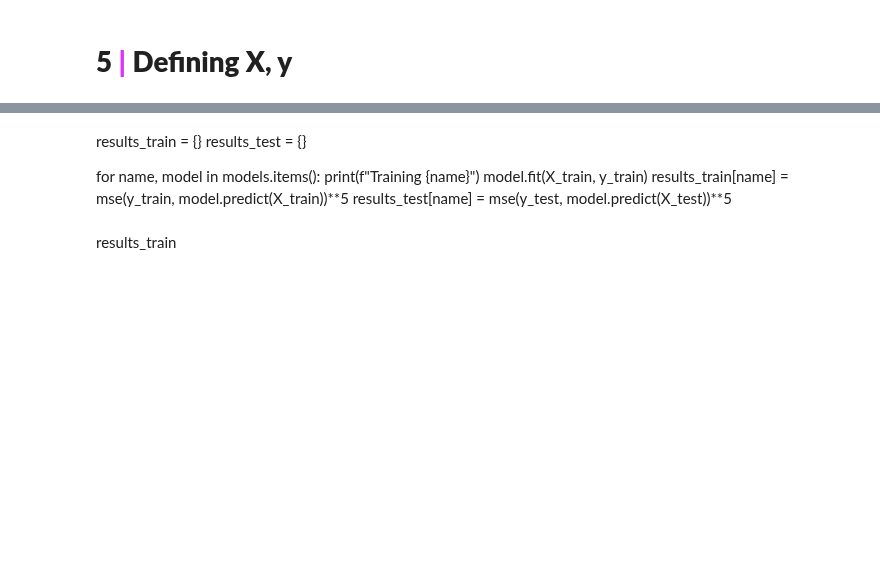
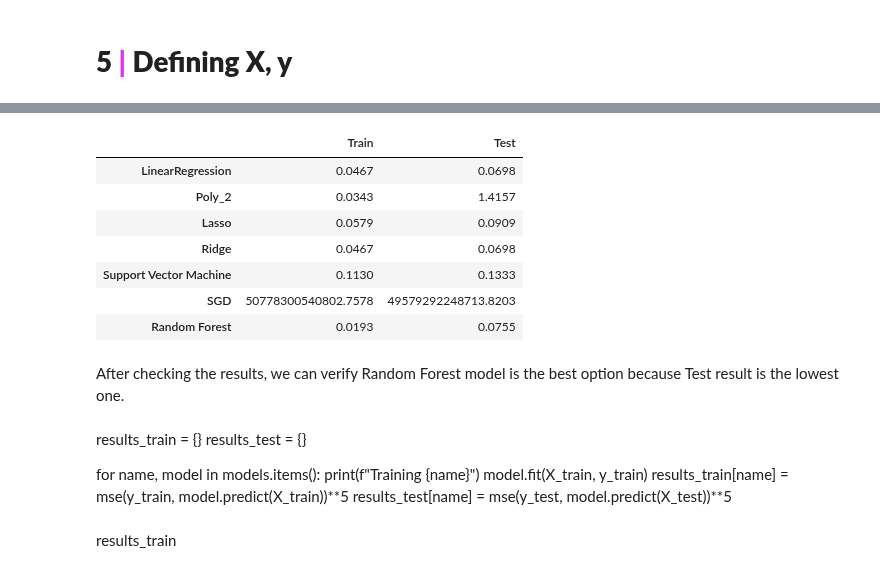
Before and after one commit to iremirezdeganuza72/Cohort_Analysis, a Jupyter notebook: Cohort analysis and segmentation.ipynb, the cells around one changed output, grey strips where cells are left out. Cells and saved outputs as stored; diff of their text form; code cells hidden in the pictures; blank space fills up the shorter version.

```diff
--- a/Cohort analysis and segmentation.ipynb
+++ b/Cohort analysis and segmentation.ipynb
@@ -348,0 +791,2 @@ models = {
+# %%
+X_train, X_test, y_train, y_test = train_test_split(X_norm, y, train_size=0.8)
@@ -348,0 +858,9 @@ models = {
+# %%
+results_train = {}
+results_test = {}
+
+for name, model in models.items():
+    print(f"Training {name}")
+    model.fit(X_train, y_train)
+    results_train[name] = mse(y_train, model.predict(X_train))**.5
+    results_test[name] = mse(y_test, model.predict(X_test))**.5
@@ -348,0 +895,17 @@ models = {
+# %%
+pd.set_option("display.float_format", lambda x: "%.4f" % x)
+pd.DataFrame({
+    "Train": results_train,
+    "Test": results_test,
+})
+# %% [output]
+|  | Train | Test |
+| LinearRegression | 0.0467 | 0.0698 |
+| Poly_2 | 0.0343 | 1.4157 |
+| Lasso | 0.0579 | 0.0909 |
+| Ridge | 0.0467 | 0.0698 |
+| Support Vector Machine | 0.1130 | 0.1333 |
+| SGD | 50778300540802.7578 | 49579292248713.8203 |
+| Random Forest | 0.0193 | 0.0755 |
+# %% [markdown]
+After checking the results, we can verify Random Forest model is the best option because Test result is the lowest one.
```
Also changed, not shown: parts of 118 cells of this notebook.
